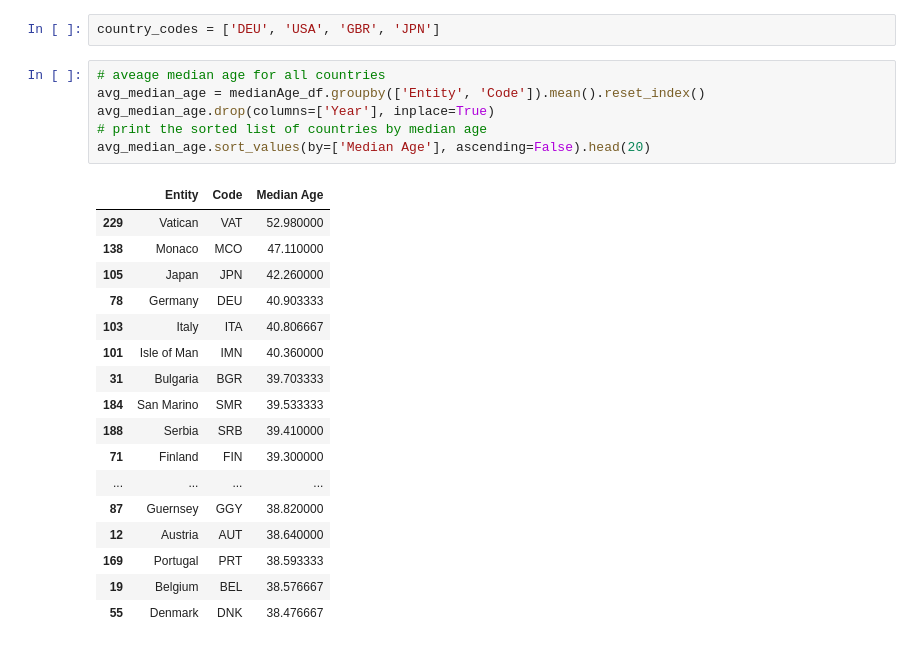
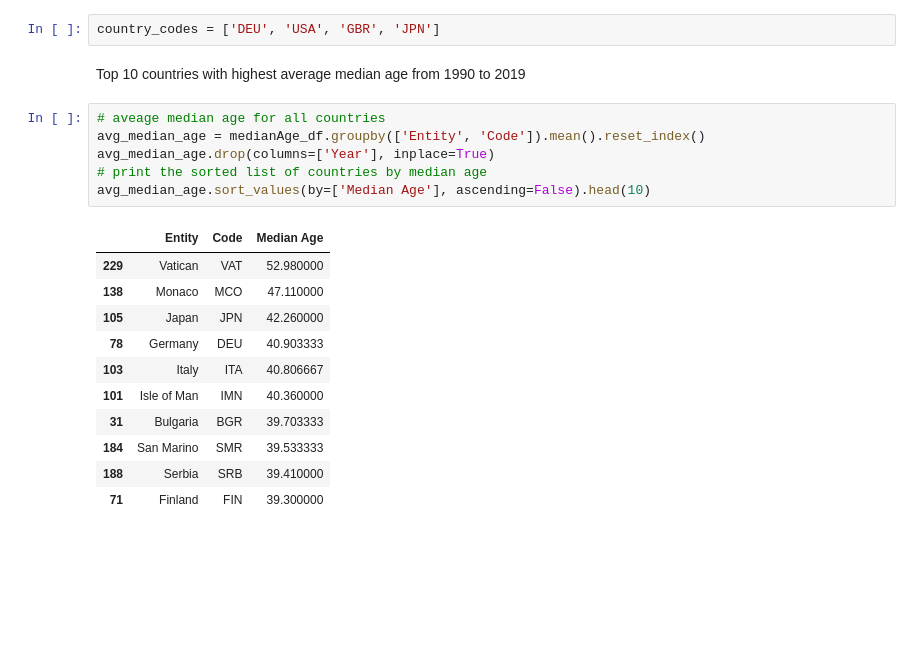
Before and after one commit to sykoravojtech/IHD_germany_2024, a Jupyter notebook: exp/exp_DK_002_IncidenceModel.ipynb, the cells around one changed output. Drawn from its saved outputs; the diff is of its cells as text; blank space fills up the shorter version.

```diff
--- a/exp/exp_DK_002_IncidenceModel.ipynb
+++ b/exp/exp_DK_002_IncidenceModel.ipynb
@@ -188,30 +184,26 @@ def add_medianAge(combined_df):
     return combined_df
 # %%
 country_codes = ['DEU', 'USA', 'GBR', 'JPN']
+# %% [markdown]
+Top 10 countries with highest average median age from 1990 to 2019
 # %%
 # aveage median age for all countries
 avg_median_age = medianAge_df.groupby(['Entity', 'Code']).mean().reset_index()
 avg_median_age.drop(columns=['Year'], inplace=True)
 # print the sorted list of countries by median age
-avg_median_age.sort_values(by=['Median Age'], ascending=False).head(20)
+avg_median_age.sort_values(by=['Median Age'], ascending=False).head(10)
 # %% [output]
 |  | Entity | Code | Median Age |
 | 229 | Vatican | VAT | 52.980000 |
 | 138 | Monaco | MCO | 47.110000 |
 | 105 | Japan | JPN | 42.260000 |
 | 78 | Germany | DEU | 40.903333 |
 | 103 | Italy | ITA | 40.806667 |
 | 101 | Isle of Man | IMN | 40.360000 |
 | 31 | Bulgaria | BGR | 39.703333 |
 | 184 | San Marino | SMR | 39.533333 |
 | 188 | Serbia | SRB | 39.410000 |
 | 71 | Finland | FIN | 39.300000 |
-| ... | ... | ... | ... |
-| 87 | Guernsey | GGY | 38.820000 |
-| 12 | Austria | AUT | 38.640000 |
-| 169 | Portugal | PRT | 38.593333 |
-| 19 | Belgium | BEL | 38.576667 |
-| 55 | Denmark | DNK | 38.476667 |
 # %%
 combined_df = ihd_df[['Value', 'Year', 'Country Code']].copy()
 # combined_df = combined_df[combined_df['Country Code'].isin(country_codes)]
```
Also changed, not shown: parts of 25 cells of this notebook, 6 other files.
